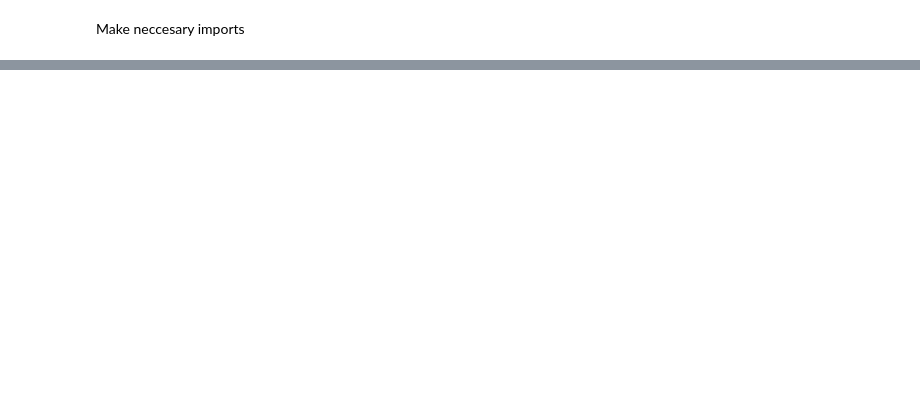
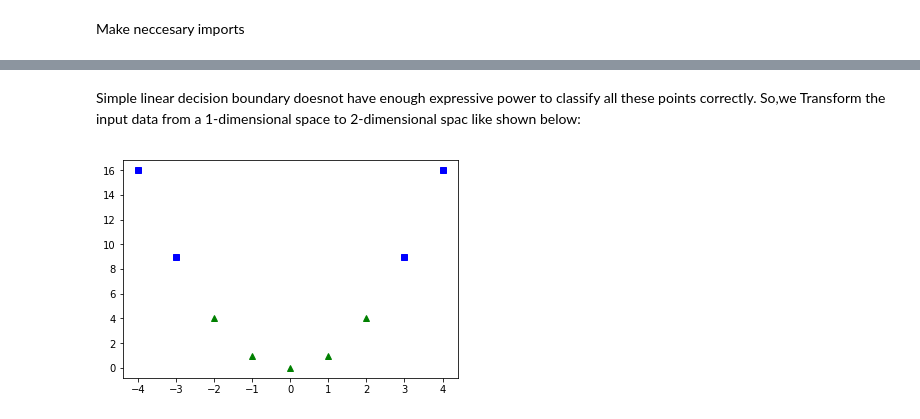
Before and after one commit to satyammishraml/DataMiningBook, a Jupyter notebook: Machine Learning Algorithms/Support Vector Machines.ipynb, the cells around one changed output, grey strips where cells are left out. Cells and saved outputs as stored; diff of their text form; code cells hidden in the pictures; blank space fills up the shorter version.

```diff
--- a/Machine Learning Algorithms/Support Vector Machines.ipynb
+++ b/Machine Learning Algorithms/Support Vector Machines.ipynb
@@ -93,0 +42,12 @@ plt.show()
+# %% [markdown]
+Simple linear decision boundary doesnot have enough expressive power to classify all these points correctly.
+So,we Transform the input data from a 1-dimensional space to 2-dimensional spac like shown below:
+# %%
+X1D = np.linspace(-4, 4, 9).reshape(-1, 1)
+X2D = np.c_[X1D, X1D**2]
+plt.plot(X2D[:, 0][y==0], X2D[:, 1][y==0] , "bs")
+plt.plot(X2D[:, 0][y==1], X2D[:, 1][y==1] , "g^")
+
+clf = SVC(kernel = 'linear').fit(X2D, y)
+# %% [output]
+[figure, added]
```
Also changed, not shown: parts of 69 cells of this notebook, 9 other files.
